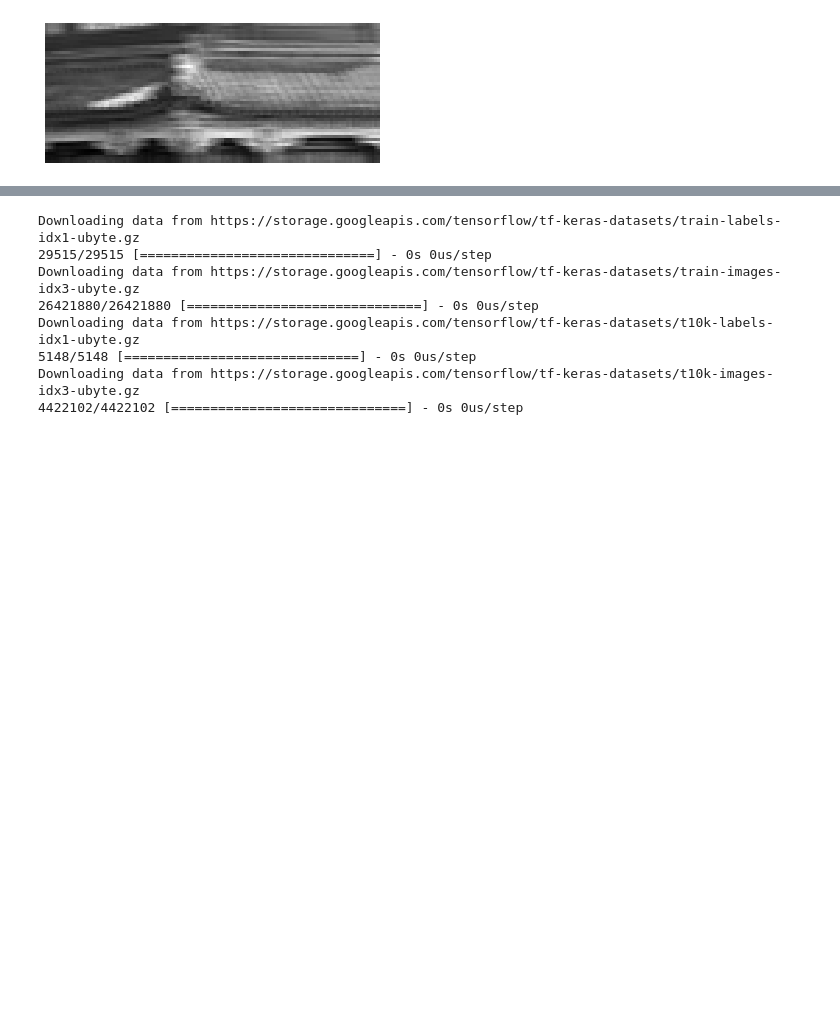
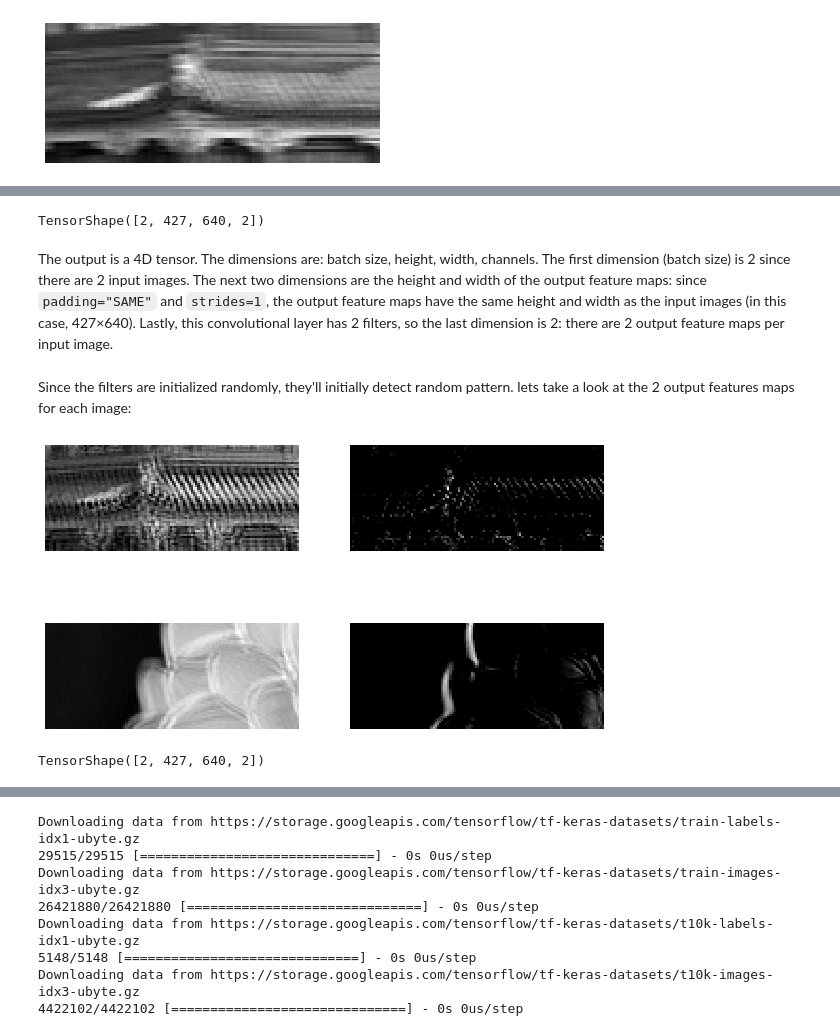
Before and after one commit to TeguhPermana666/Deep-Computer_Vision, a Jupyter notebook: CNN_arsitekture_Fashion Mnist.ipynb, the cells around one changed output, grey strips where cells are left out. Saved outputs shown, nothing was run; the diff lists cells and outputs as text; code cells hidden in the pictures; blank space fills up the shorter version.

```diff
--- a/CNN_arsitekture_Fashion Mnist.ipynb
+++ b/CNN_arsitekture_Fashion Mnist.ipynb
@@ -112,0 +124,31 @@ Saving figure china_horizontal
+# %%
+np.random.seed(42)
+tf.random.set_seed(42)
+
+conv = keras.layers.Conv2D(filters=2,kernel_size=7,strides=1,
+                           padding='SAME',activation='relu',
+                           input_shape=outputs.shape)
+# %%
+conv_outputs = conv(images)
+conv_outputs.shape
+# %% [output]
+TensorShape([2, 427, 640, 2])
+# %% [markdown]
+The output is a 4D tensor. The dimensions are: batch size, height, width, channels. The first dimension (batch size) is 2 since there are 2 input images. The next two dimensions are the height and width of the output feature maps: since `padding="SAME"` and `strides=1`, the output feature maps have the same height and width as the input images (in this case, 427×640). Lastly, this convolutional layer has 2 filters, so the last dimension is 2: there are 2 output feature maps per input image.
+# %% [markdown]
+Since the filters are initialized randomly, they'll initially detect random pattern. lets take a look at the 2 output features maps for each image:
+# %%
+plt.figure(figsize=(10,6))
+for image_index in (0,1):
+  for feature_map_index in (0,1):
+    plt.subplot(2,2, image_index * 2 + feature_map_index + 1)
+    plot_image(crop(conv_outputs[image_index, :, :, feature_map_index]))
+plt.show()
+# %% [output]
+[figure, added]
+# %%
+conv.set_weights([filters, np.zeros(2)])
+conv_outputs = conv(images)
+conv_outputs.shape
+# %% [output]
+TensorShape([2, 427, 640, 2])
```
Also changed, not shown: parts of 10 cells of this notebook.
